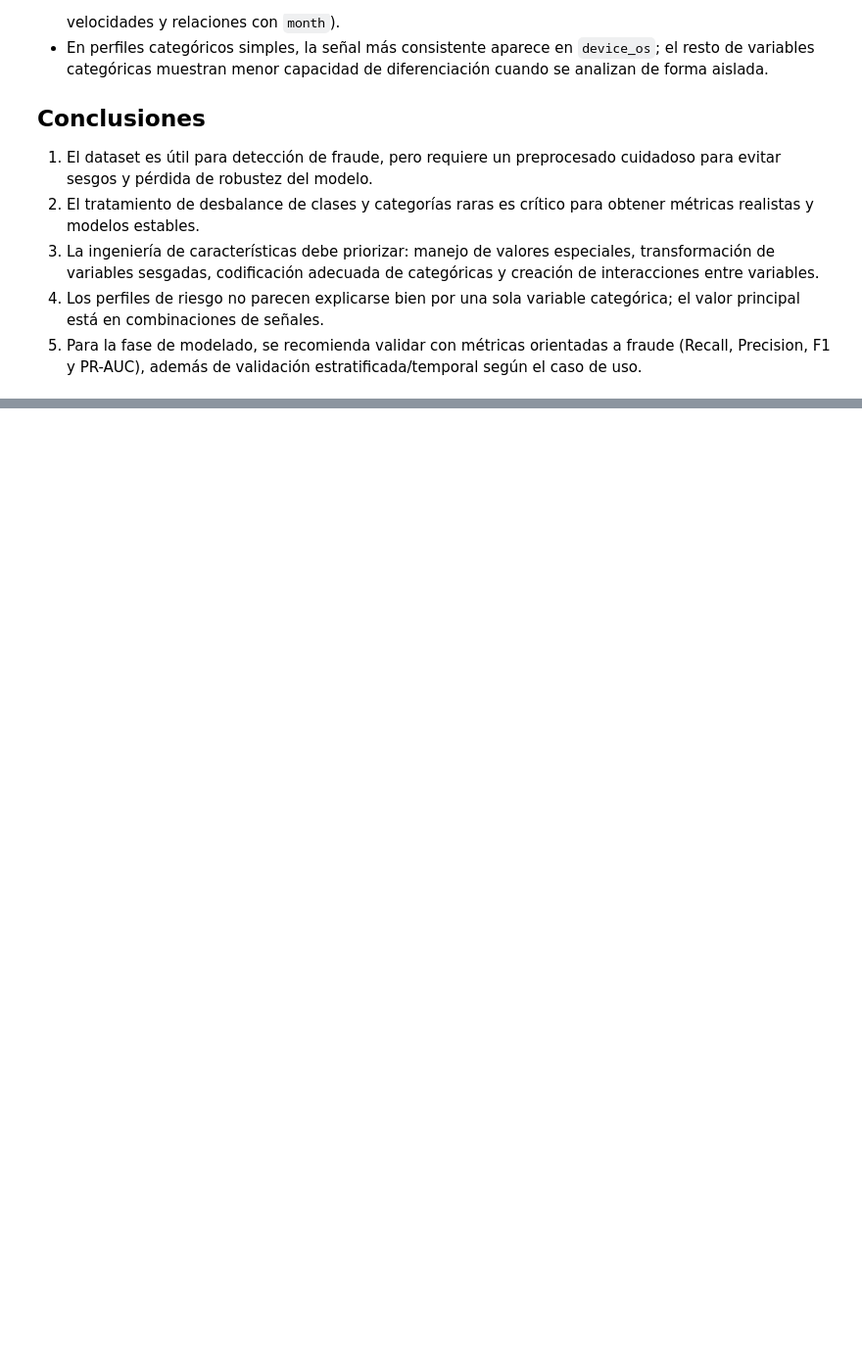
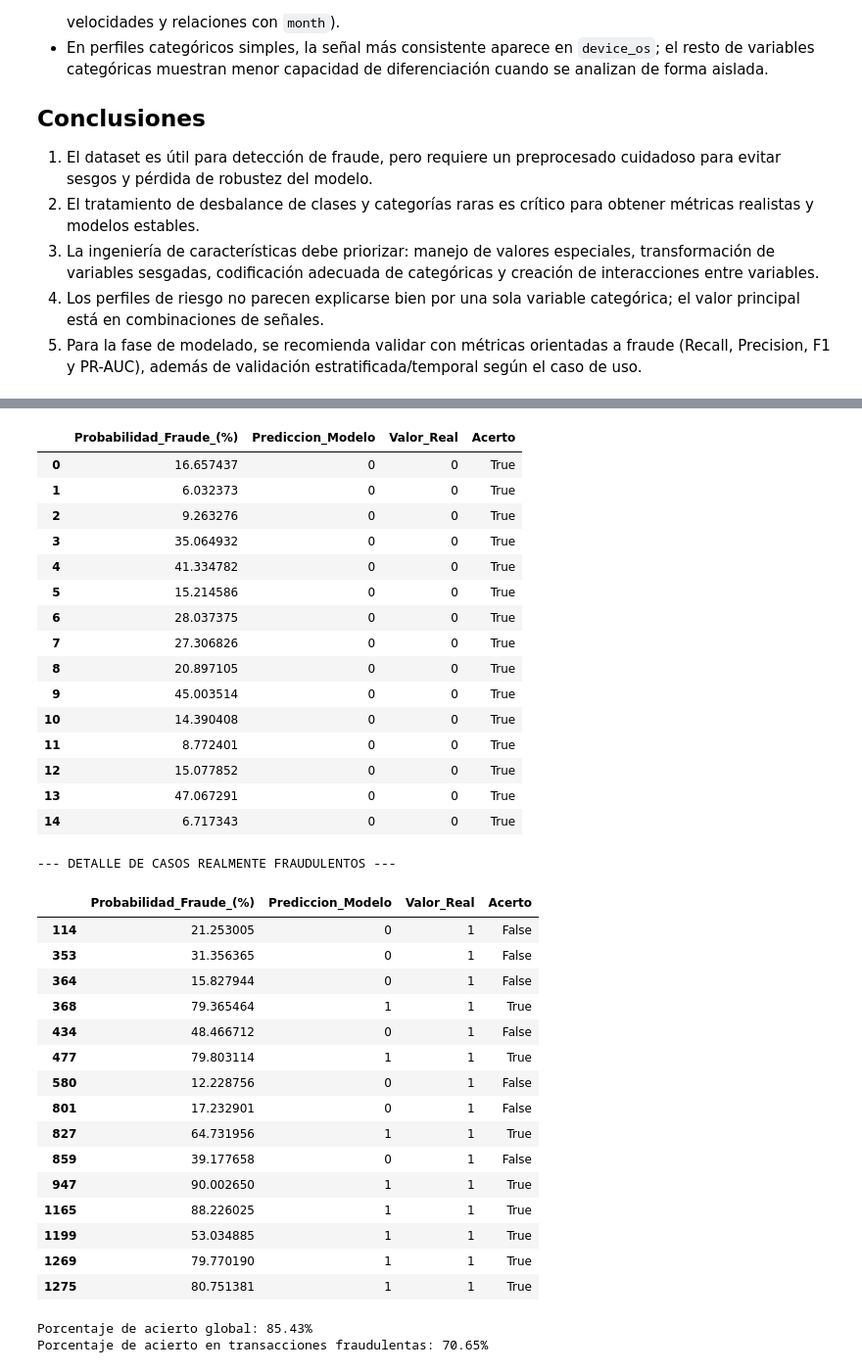
Before and after one commit to davidmir39/GuardianAI, a Jupyter notebook: GUARDIANAI_Hito2.ipynb, the cells around one changed output, grey strips where cells are left out. Shown at 98% size. Saved outputs shown, nothing was run; the diff lists cells and outputs as text; code cells hidden in the pictures; blank space fills up the shorter version.

```diff
--- a/GUARDIANAI_Hito2.ipynb
+++ b/GUARDIANAI_Hito2.ipynb
@@ -503,0 +559,56 @@ Principales hallazgos del análisis:
+# %%
+resultados = pd.DataFrame({
+    'Probabilidad_Fraude_(%)': y_prob * 100,
+    'Prediccion_Modelo': y_pred,
+    'Valor_Real': y_test.values
+})
+
+resultados['Acerto'] = resultados['Prediccion_Modelo'] == resultados['Valor_Real']
+
+display(resultados.head(15))
+
+fraudes_reales = resultados[resultados['Valor_Real'] == 1]
+print("\n--- DETALLE DE CASOS REALMENTE FRAUDULENTOS ---")
+display(fraudes_reales.head(15))
+
+porcentaje_acierto_total = resultados['Acerto'].mean() * 100
+acierto_en_fraudes = fraudes_reales['Acerto'].mean() * 100
+
+print(f"\nPorcentaje de acierto global: {porcentaje_acierto_total:.2f}%")
+print(f"Porcentaje de acierto en transacciones fraudulentas: {acierto_en_fraudes:.2f}%")
+# %% [output]
+|  | Probabilidad_Fraude_(%) | Prediccion_Modelo | Valor_Real | Acerto |
+| 0 | 16.657437 | 0 | 0 | True |
+| 1 | 6.032373 | 0 | 0 | True |
+| 2 | 9.263276 | 0 | 0 | True |
+| 3 | 35.064932 | 0 | 0 | True |
+| 4 | 41.334782 | 0 | 0 | True |
+| 5 | 15.214586 | 0 | 0 | True |
+| 6 | 28.037375 | 0 | 0 | True |
+| 7 | 27.306826 | 0 | 0 | True |
+| 8 | 20.897105 | 0 | 0 | True |
+| 9 | 45.003514 | 0 | 0 | True |
+| 10 | 14.390408 | 0 | 0 | True |
+| 11 | 8.772401 | 0 | 0 | True |
+| 12 | 15.077852 | 0 | 0 | True |
+| 13 | 47.067291 | 0 | 0 | True |
+| 14 | 6.717343 | 0 | 0 | True |
+--- DETALLE DE CASOS REALMENTE FRAUDULENTOS ---
+|  | Probabilidad_Fraude_(%) | Prediccion_Modelo | Valor_Real | Acerto |
+| 114 | 21.253005 | 0 | 1 | False |
+| 353 | 31.356365 | 0 | 1 | False |
+| 364 | 15.827944 | 0 | 1 | False |
+| 368 | 79.365464 | 1 | 1 | True |
+| 434 | 48.466712 | 0 | 1 | False |
+| 477 | 79.803114 | 1 | 1 | True |
+| 580 | 12.228756 | 0 | 1 | False |
+| 801 | 17.232901 | 0 | 1 | False |
+| 827 | 64.731956 | 1 | 1 | True |
+| 859 | 39.177658 | 0 | 1 | False |
+| 947 | 90.002650 | 1 | 1 | True |
+| 1165 | 88.226025 | 1 | 1 | True |
+| 1199 | 53.034885 | 1 | 1 | True |
+| 1269 | 79.770190 | 1 | 1 | True |
+| 1275 | 80.751381 | 1 | 1 | True |
+Porcentaje de acierto global: 85.43%
+Porcentaje de acierto en transacciones fraudulentas: 70.65%
```
Also changed, not shown: parts of 3 cells of this notebook, 7 other files.
